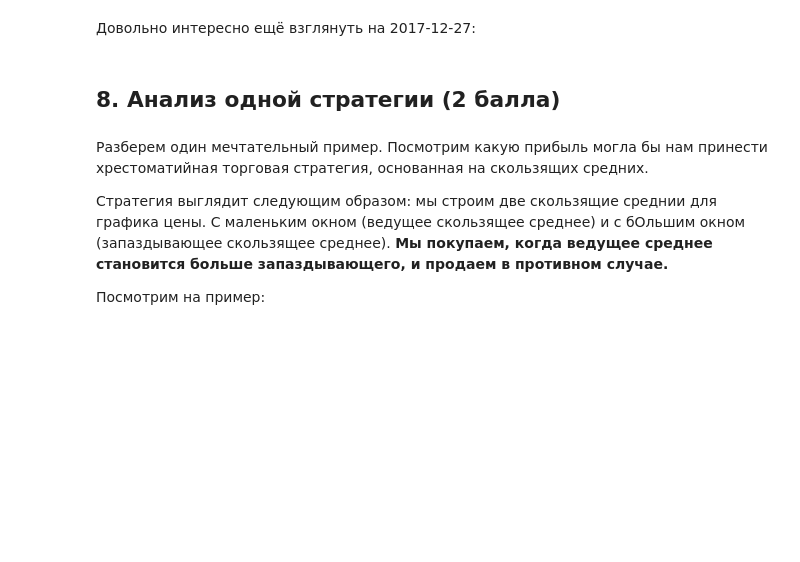
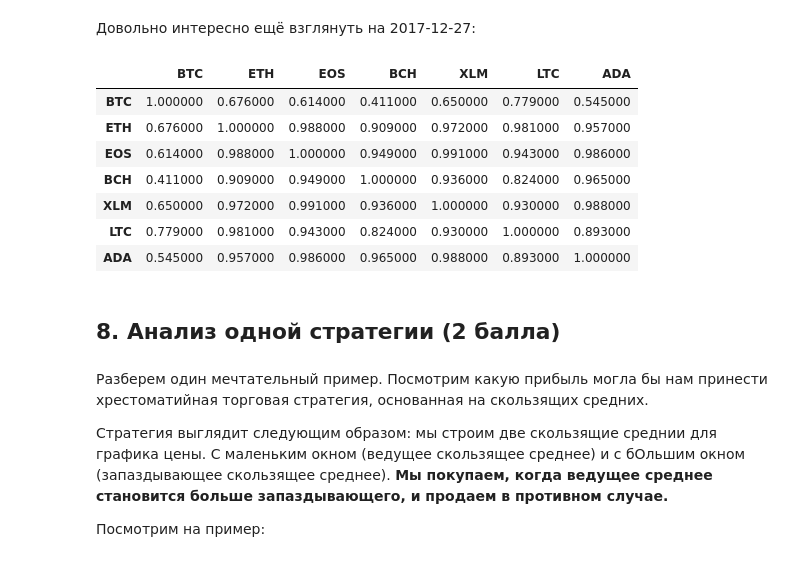
Before and after one commit to Alek-dr/mipt, a Jupyter notebook: lab_work.ipynb, the cells around one changed output. Saved outputs shown, nothing was run; the diff lists cells and outputs as text; code cells hidden in the pictures; blank space fills up the shorter version.

```diff
--- a/lab_work.ipynb
+++ b/lab_work.ipynb
@@ -388,9 +407,19 @@ correlations.style.background_gradient(cmap='coolwarm').set_precision(2)
 # %%
 correlations = calc_coins_correlations(coins, date="2017-12-27",
                                        symbols=['BTC', 'ETH', 'EOS', 'BCH', 'XLM', 'LTC', 'ADA'],
                                        window=21, alpha=0.1)
 # Теперь посмотрим на эти корреляции следующим образом:
-correlations.style.background_gradient(cmap='coolwarm').set_precision(2)
+#correlations.style.background_gradient(cmap='coolwarm').set_precision(2)
+correlations.style.background_gradient(cmap='coolwarm')
+# %% [output]
+|  | BTC | ETH | EOS | BCH | XLM | LTC | ADA |
+| BTC | 1.000000 | 0.676000 | 0.614000 | 0.411000 | 0.650000 | 0.779000 | 0.545000 |
+| ETH | 0.676000 | 1.000000 | 0.988000 | 0.909000 | 0.972000 | 0.981000 | 0.957000 |
+| EOS | 0.614000 | 0.988000 | 1.000000 | 0.949000 | 0.991000 | 0.943000 | 0.986000 |
+| BCH | 0.411000 | 0.909000 | 0.949000 | 1.000000 | 0.936000 | 0.824000 | 0.965000 |
+| XLM | 0.650000 | 0.972000 | 0.991000 | 0.936000 | 1.000000 | 0.930000 | 0.988000 |
+| LTC | 0.779000 | 0.981000 | 0.943000 | 0.824000 | 0.930000 | 1.000000 | 0.893000 |
+| ADA | 0.545000 | 0.957000 | 0.986000 | 0.965000 | 0.988000 | 0.893000 | 1.000000 |
 # %% [markdown]
 ## 8. Анализ одной стратегии (2 балла)
 # %% [markdown]
```
Also changed, not shown: parts of 4 cells of this notebook.
